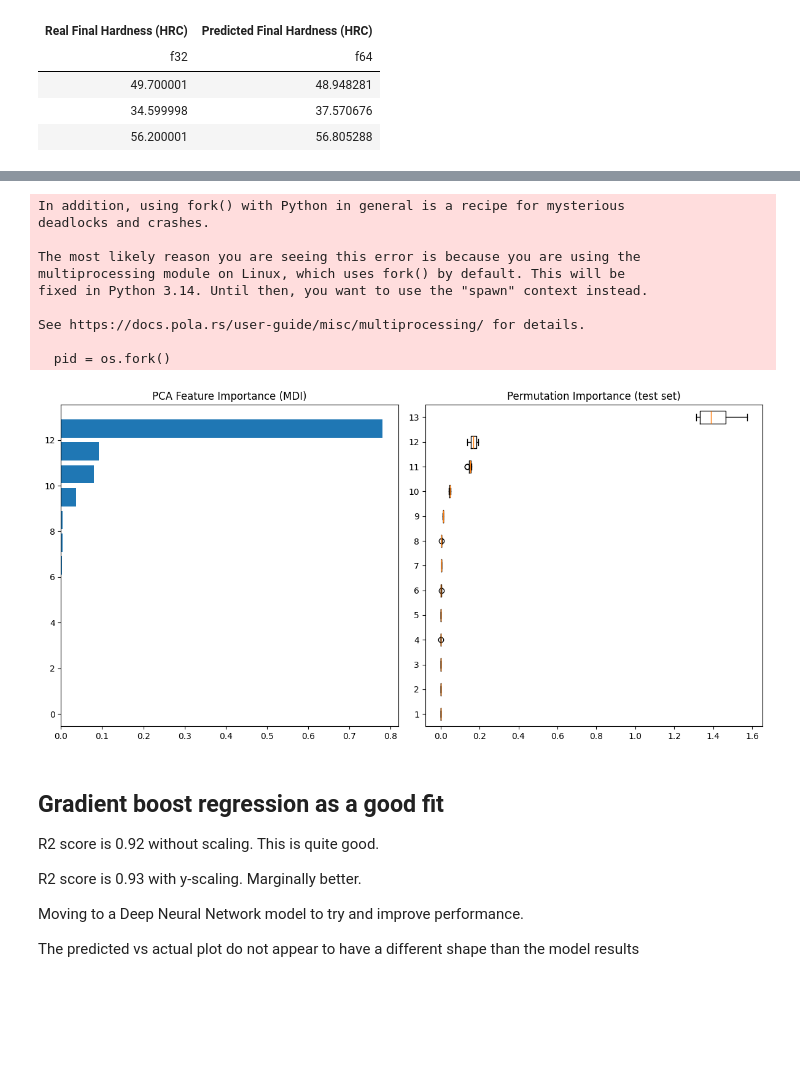
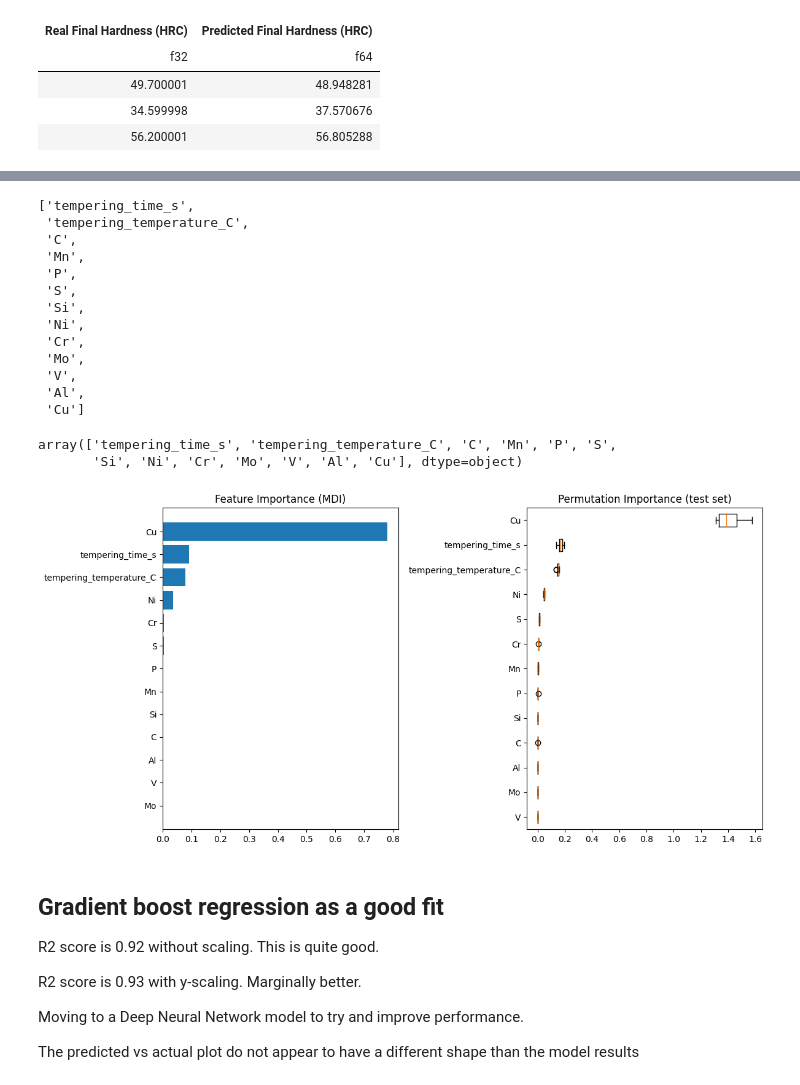
Before and after one commit to Nate-Sheibley/Mild-Steel-Tempering, a Jupyter notebook: Mild_Steel_Tempering-revised.ipynb, the cells around one changed output, grey strips where cells are left out. Saved outputs shown, nothing was run; the diff lists cells and outputs as text; code cells hidden in the pictures; blank space fills up the shorter version.

```diff
--- a/Mild_Steel_Tempering-revised.ipynb
+++ b/Mild_Steel_Tempering-revised.ipynb
@@ -555,9 +565,10 @@ y.write_csv(f"{resources_path}/df_y.csv")
 X = pl.read_csv(f'{resources_path}/df_X.csv')
 y = pl.read_csv(f'{resources_path}/df_y.csv',
                 schema={'final_hardness_post_tempering_HRC': pl.Float32})
+
+# Polars does not always work well with Keras
+X = X.to_pandas()
+y = y.to_pandas()
 print(y)
-# Polars does not always work well with Keras
-X = X.to_numpy()
-y = y.to_numpy()
-y
+X.head(3)
 # %% [output]
@@ -651,39 +655,55 @@ plot_gbr_fit
 # %% [output]
 [interactive output not drawn]
+# %%
+df_scaled_X.columns
+# %% [output]
+['tempering_time_s',
+ 'tempering_temperature_C',
+ 'C',
+ 'Mn',
+ 'P',
+ 'S',
+ 'Si',
+ 'Ni',
+ 'Cr',
+ 'Mo',
+ 'V',
+ 'Al',
+ 'Cu']
+# %%
+gb_regressor.feature_names_in_
+# %% [output]
+array(['tempering_time_s', 'tempering_temperature_C', 'C', 'Mn', 'P', 'S',
+       'Si', 'Ni', 'Cr', 'Mo', 'V', 'Al', 'Cu'], dtype=object)
 # %%
 # Adpated from
 # https://scikit-learn.org/stable/auto_examples/ensemble/plot_gradient_boosting_regression.html
 
 feature_importance = gb_regressor.feature_importances_
 sorted_idx = np.argsort(feature_importance)
 
 pos = np.arange(sorted_idx.shape[0]) + 0.5
 
 plot_feature_importance, (ax1, ax2) = plt.subplots(1, 2, figsize=(12, 6))
+ax1.set_yticks(pos, np.array(gb_regressor.feature_names_in_)[sorted_idx])
 ax1.barh(pos, feature_importance[sorted_idx], align="center")
-ax1.set_title("PCA Feature Importance (MDI)")
+ax1.set_title("Feature Importance (MDI)")
 
 result = permutation_importance(
     gb_regressor, X_test, y_test, n_repeats=10, random_state=42, n_jobs=2
 )
 sorted_idx = result.importances_mean.argsort()
 
-ax2.boxplot(result.importances[sorted_idx].T, vert=False)
+tick_labels_dict = {
+    'labels': np.array(gb_regressor.feature_names_in_)[sorted_idx]
+}
+
+ax2.boxplot(result.importances[sorted_idx].T, vert=False, **tick_labels_dict)
 ax2.set_title("Permutation Importance (test set)")
 plot_feature_importance.tight_layout()
 plot_feature_importance.savefig(f'{images_path}/GBR_feature_importance.png')
 # %% [output]
-In addition, using fork() with Python in general is a recipe for mysterious
-deadlocks and crashes.
-
-The most likely reason you are seeing this error is because you are using the
-multiprocessing module on Linux, which uses fork() by default. This will be
-fixed in Python 3.14. Until then, you want to use the "spawn" context instead.
-
-See https://docs.pola.rs/user-guide/misc/multiprocessing/ for details.
-
-  pid = os.fork()
-[figure, old version]
+[figure, new version]
 # %% [markdown]
 ## Gradient boost regression as a good fit
 
```
Also changed, not shown: parts of 43 cells of this notebook.
